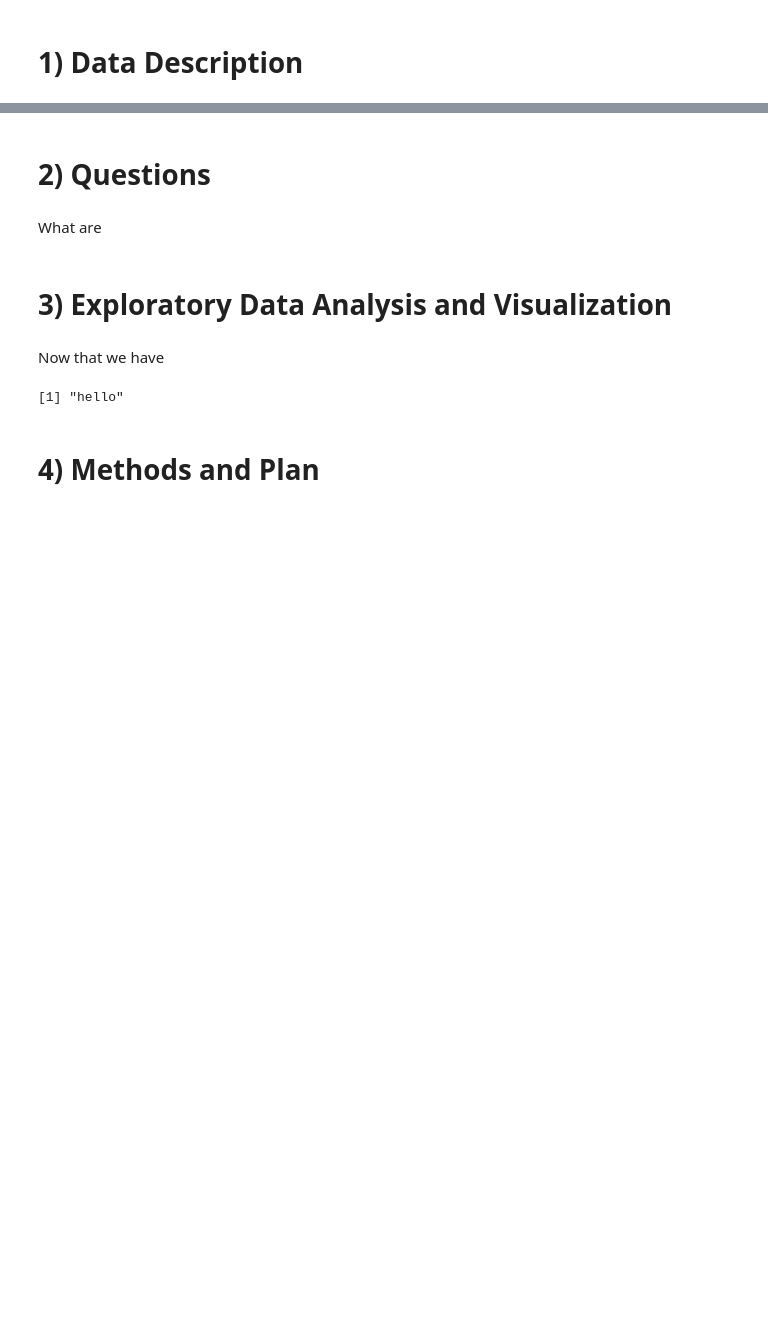
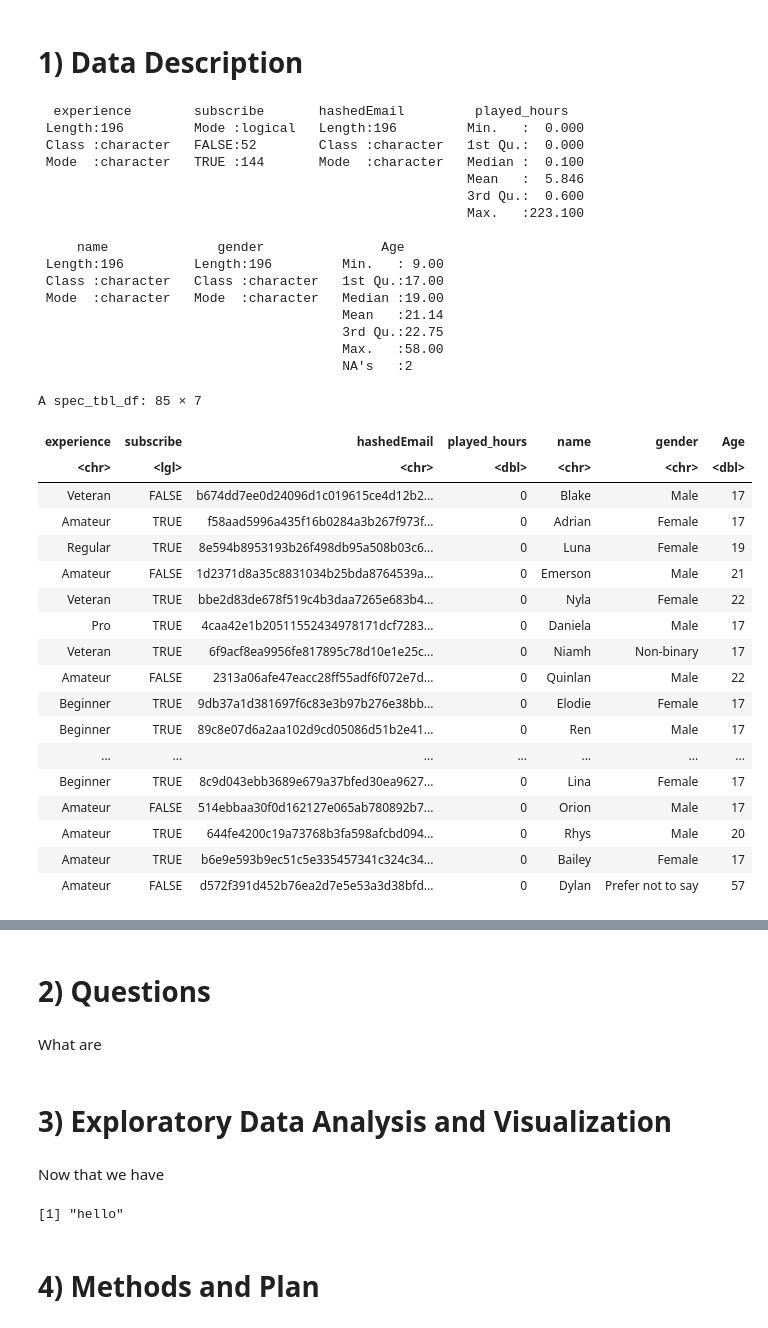
Before and after one commit to saurav-s25/DSCI-100-Project-Individual, a Jupyter notebook: Project Planning Stage (Individual).ipynb, the cells around one changed output, grey strips where cells are left out. Drawn from its saved outputs; the diff is of its cells as text; code cells hidden in the pictures; blank space fills up the shorter version.

```diff
--- a/Project Planning Stage (Individual).ipynb
+++ b/Project Planning Stage (Individual).ipynb
@@ -28,3 +32,47 @@ dbl (2): original_start_time, original_end_time
 # %% [markdown]
 # 1) Data Description
+# %%
+summary(players_info)
+# players_info |>
+# count(experience)
+# players_info |>
+# count(gender)
+players_info |>
+filter(played_hours == 0)
+# %% [output]
+  experience        subscribe       hashedEmail         played_hours
+ Length:196         Mode :logical   Length:196         Min.   :  0.000
+ Class :character   FALSE:52        Class :character   1st Qu.:  0.000
+ Mode  :character   TRUE :144       Mode  :character   Median :  0.100
+                                                       Mean   :  5.846
+                                                       3rd Qu.:  0.600
+                                                       Max.   :223.100
+
+     name              gender               Age
+ Length:196         Length:196         Min.   : 9.00
+ Class :character   Class :character   1st Qu.:17.00
+ Mode  :character   Mode  :character   Median :19.00
+                                       Mean   :21.14
+                                       3rd Qu.:22.75
+                                       Max.   :58.00
+                                       NA's   :2
+A spec_tbl_df: 85 × 7
+| experience | subscribe | hashedEmail | played_hours | name | gender | Age |
+| <chr> | <lgl> | <chr> | <dbl> | <chr> | <chr> | <dbl> |
+| Veteran | FALSE | b674dd7ee0d24096d1c019615ce4d12b2... | 0 | Blake | Male | 17 |
+| Amateur | TRUE | f58aad5996a435f16b0284a3b267f973f... | 0 | Adrian | Female | 17 |
+| Regular | TRUE | 8e594b8953193b26f498db95a508b03c6... | 0 | Luna | Female | 19 |
+| Amateur | FALSE | 1d2371d8a35c8831034b25bda8764539a... | 0 | Emerson | Male | 21 |
+| Veteran | TRUE | bbe2d83de678f519c4b3daa7265e683b4... | 0 | Nyla | Female | 22 |
+| Pro | TRUE | 4caa42e1b20511552434978171dcf7283... | 0 | Daniela | Male | 17 |
+| Veteran | TRUE | 6f9acf8ea9956fe817895c78d10e1e25c... | 0 | Niamh | Non-binary | 17 |
+| Amateur | FALSE | 2313a06afe47eacc28ff55adf6f072e7d... | 0 | Quinlan | Male | 22 |
+| Beginner | TRUE | 9db37a1d381697f6c83e3b97b276e38bb... | 0 | Elodie | Female | 17 |
+| Beginner | TRUE | 89c8e07d6a2aa102d9cd05086d51b2e41... | 0 | Ren | Male | 17 |
+| ... | ... | ... | ... | ... | ... | ... |
+| Beginner | TRUE | 8c9d043ebb3689e679a37bfed30ea9627... | 0 | Lina | Female | 17 |
+| Amateur | FALSE | 514ebbaa30f0d162127e065ab780892b7... | 0 | Orion | Male | 17 |
+| Amateur | TRUE | 644fe4200c19a73768b3fa598afcbd094... | 0 | Rhys | Male | 20 |
+| Amateur | TRUE | b6e9e593b9ec51c5e335457341c324c34... | 0 | Bailey | Female | 17 |
+| Amateur | FALSE | d572f391d452b76ea2d7e5e53a3d38bfd... | 0 | Dylan | Prefer not to say | 57 |
 # %% [markdown]
```
Also changed, not shown: parts of 6 cells of this notebook.
